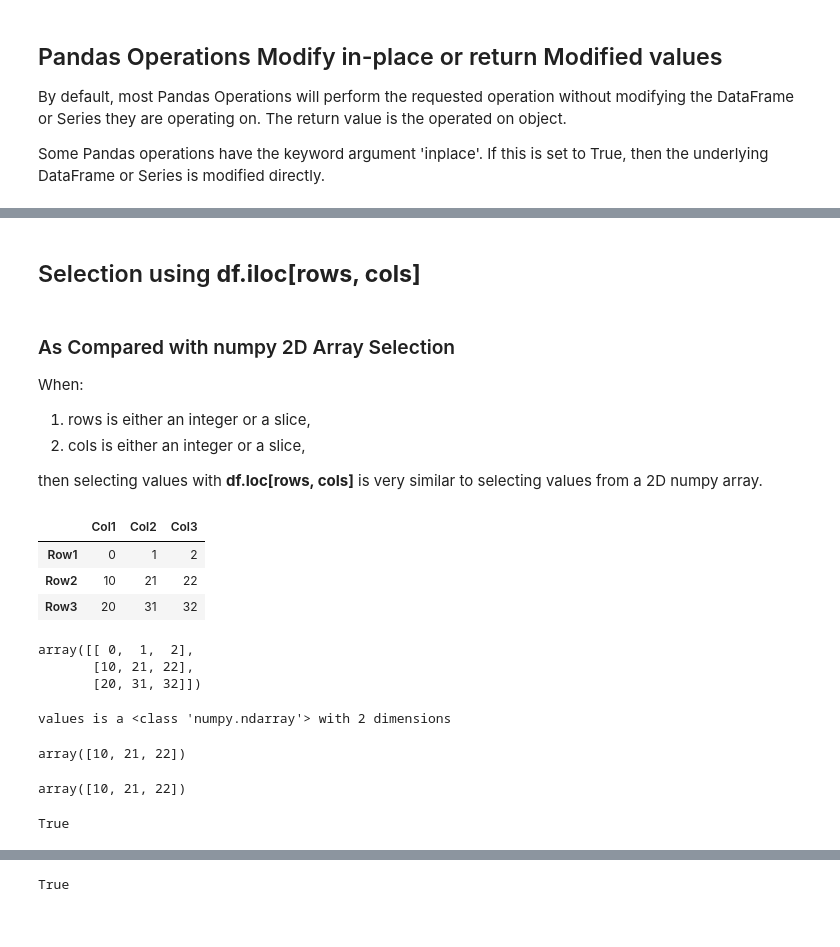
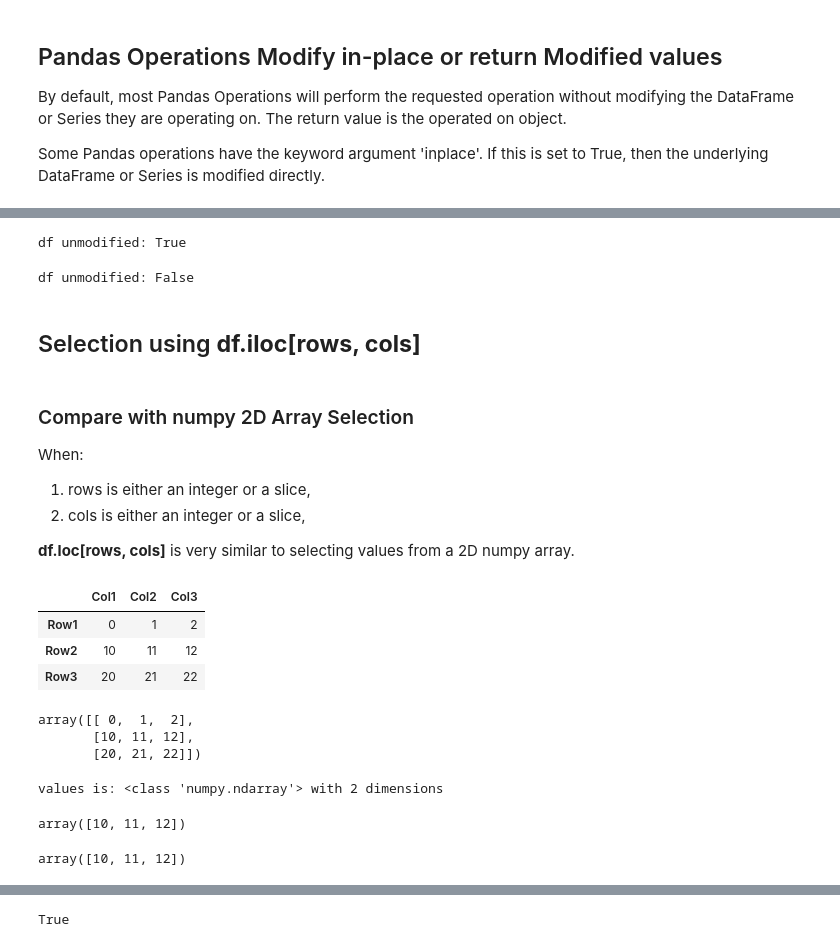
Before and after one commit to sdiehl28/Scikit-Learn-Workflow, a Jupyter notebook: python/Pandas01.ipynb, the cells around one changed output, grey strips where cells are left out. Saved outputs shown, nothing was run; the diff lists cells and outputs as text; code cells hidden in the pictures.

```diff
--- a/python/Pandas01.ipynb
+++ b/python/Pandas01.ipynb
@@ -425,48 +394,69 @@ df2
+# %%
+# DataFrame example of non-inplace operation
+data = [[ 0, 1, 2],
+       [ 10, 11, 12],
+       [ 20, 21, 22]]
+columns = ['Col1', 'Col2', 'Col3']
+df = pd.DataFrame(data=data, columns=columns)
+df_orig = df.copy()
+
+df.drop('Col1', axis = 'columns')
+print(f'df unmodified: {df_equals(df_orig, df)}')
+# %% [output]
+df unmodified: True
+# %%
+# DataFrame example of inplace operation
+data = [[ 0, 1, 2],
+       [ 10, 11, 12],
+       [ 20, 21, 22]]
+columns = ['Col1', 'Col2', 'Col3']
+df = pd.DataFrame(data=data, columns=columns)
+df_orig = df.copy()
+
+df.drop('Col1', axis = 'columns', inplace=True)
+print(f'df unmodified: {df_equals(df_orig, df)}')
+# %% [output]
+df unmodified: False
 # %% [markdown]
 ##  Selection using **df.iloc\[rows, cols\]**
 # %% [markdown]
-### As Compared with numpy 2D Array Selection
+### Compare with numpy 2D Array Selection
 
 When:
 1. rows is either an integer or a slice,
 2. cols is either an integer or a slice,
 
-then selecting values with **df.loc\[rows, cols\]** is very similar to selecting values from a 2D numpy array.
+**df.loc\[rows, cols\]** is very similar to selecting values from a 2D numpy array.
 # %%
 columns = ['Col1', 'Col2', 'Col3']
 index = ['Row1', 'Row2', 'Row3']
 data = [[ 0, 1, 2],
-       [ 10, 21, 22],
-       [ 20, 31, 32]]
+       [ 10, 11, 12],
+       [ 20, 21, 22]]
 
 df = pd.DataFrame(data=data, columns=columns, index=index)
 df
 # %% [output]
 |  | Col1 | Col2 | Col3 |
 | Row1 | 0 | 1 | 2 |
-| Row2 | 10 | 21 | 22 |
-| Row3 | 20 | 31 | 32 |
+| Row2 | 10 | 11 | 12 |
+| Row3 | 20 | 21 | 22 |
 # %%
 values = df.values
 values
 # %% [output]
 array([[ 0,  1,  2],
-       [10, 21, 22],
-       [20, 31, 32]])
+       [10, 11, 12],
+       [20, 21, 22]])
 # %%
-print(f'values is a {type(values)} with {values.ndim} dimensions')
+print(f'values is: {type(values)} with {values.ndim} dimensions')
 # %% [output]
-values is a <class 'numpy.ndarray'> with 2 dimensions
+values is: <class 'numpy.ndarray'> with 2 dimensions
 # %%
 values[1,:]
 # %% [output]
-array([10, 21, 22])
+array([10, 11, 12])
 # %%
 df.iloc[1,:].values
 # %% [output]
-array([10, 21, 22])
+array([10, 11, 12])
-# %%
-# all values are the same
-(values[1, :] == df.iloc[1,:].values).all()
-# %% [output]
-True
```
Also changed, not shown: parts of 144 cells of this notebook.
